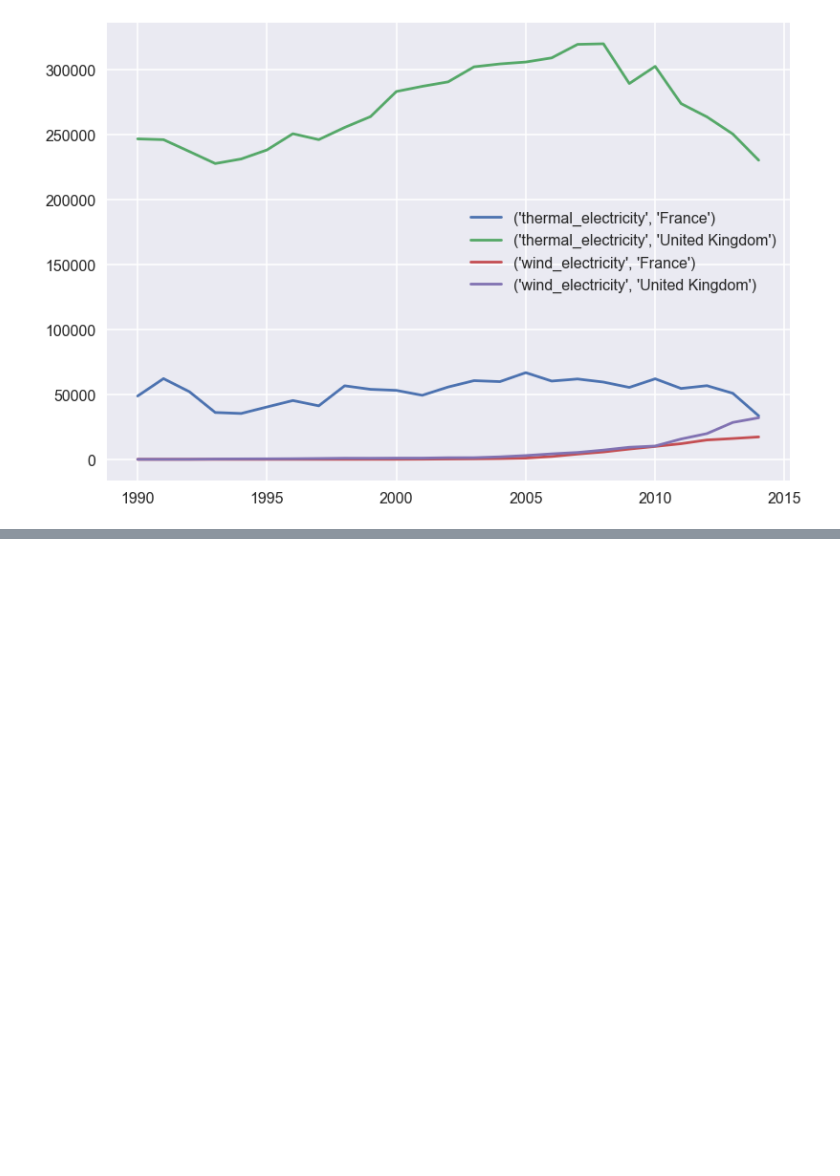
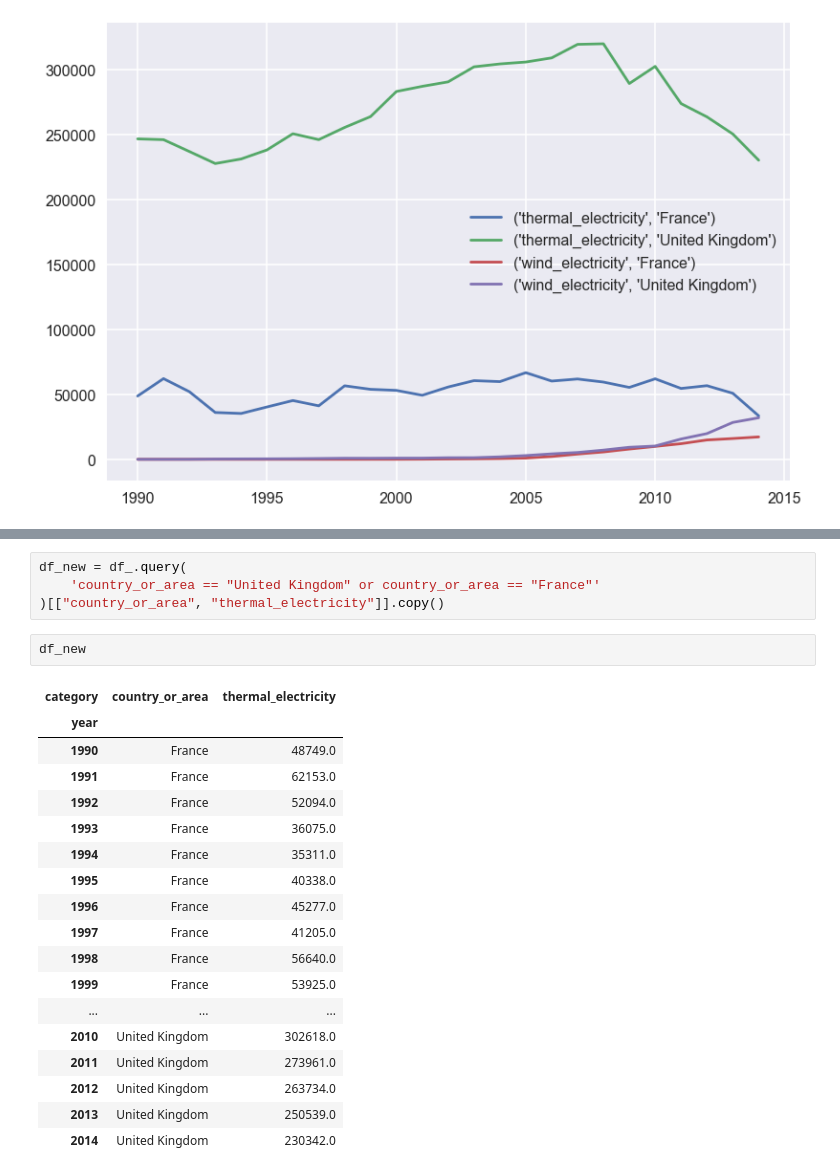
Before and after one commit to See-You-Data/UNInternationalEnergyData, a Jupyter notebook: Learning Plotly graphing library.ipynb, the cells around one changed output, grey strips where cells are left out. Cells and saved outputs as stored; diff of their text form; blank space fills up the shorter version.

```diff
--- a/Learning Plotly graphing library.ipynb
+++ b/Learning Plotly graphing library.ipynb
@@ -60,0 +123,25 @@ mpl_line_plot(df_,countries=['United Kingdom','France'],columns=['thermal_electr
+# %%
+df_new = df_.query(
+    'country_or_area == "United Kingdom" or country_or_area == "France"'
+)[["country_or_area", "thermal_electricity"]].copy()
+# %%
+df_new
+# %% [output]
+| category | country_or_area | thermal_electricity |
+| year |  |  |
+| 1990 | France | 48749.0 |
+| 1991 | France | 62153.0 |
+| 1992 | France | 52094.0 |
+| 1993 | France | 36075.0 |
+| 1994 | France | 35311.0 |
+| 1995 | France | 40338.0 |
+| 1996 | France | 45277.0 |
+| 1997 | France | 41205.0 |
+| 1998 | France | 56640.0 |
+| 1999 | France | 53925.0 |
+| ... | ... | ... |
+| 2010 | United Kingdom | 302618.0 |
+| 2011 | United Kingdom | 273961.0 |
+| 2012 | United Kingdom | 263734.0 |
+| 2013 | United Kingdom | 250539.0 |
+| 2014 | United Kingdom | 230342.0 |
```
Also changed, not shown: parts of 7 cells of this notebook.
